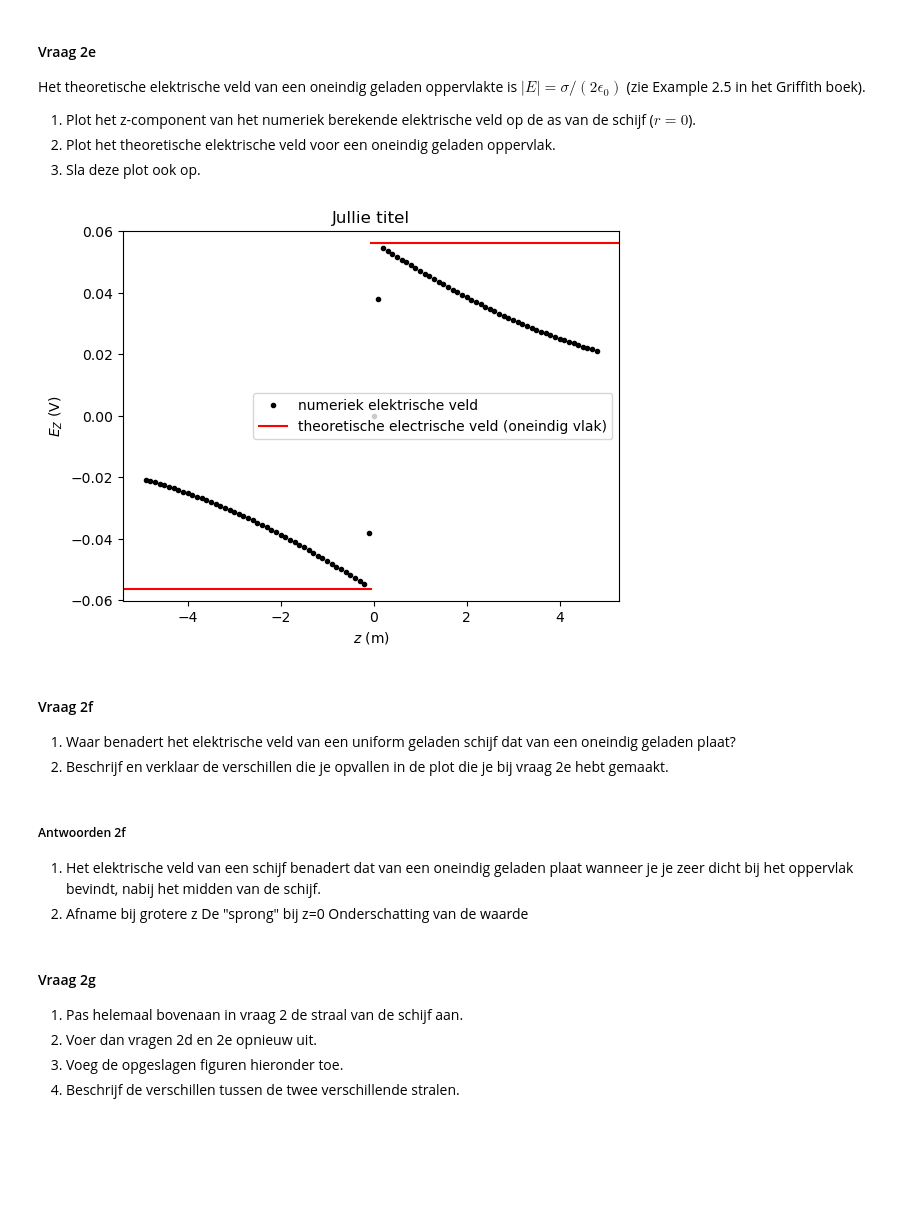
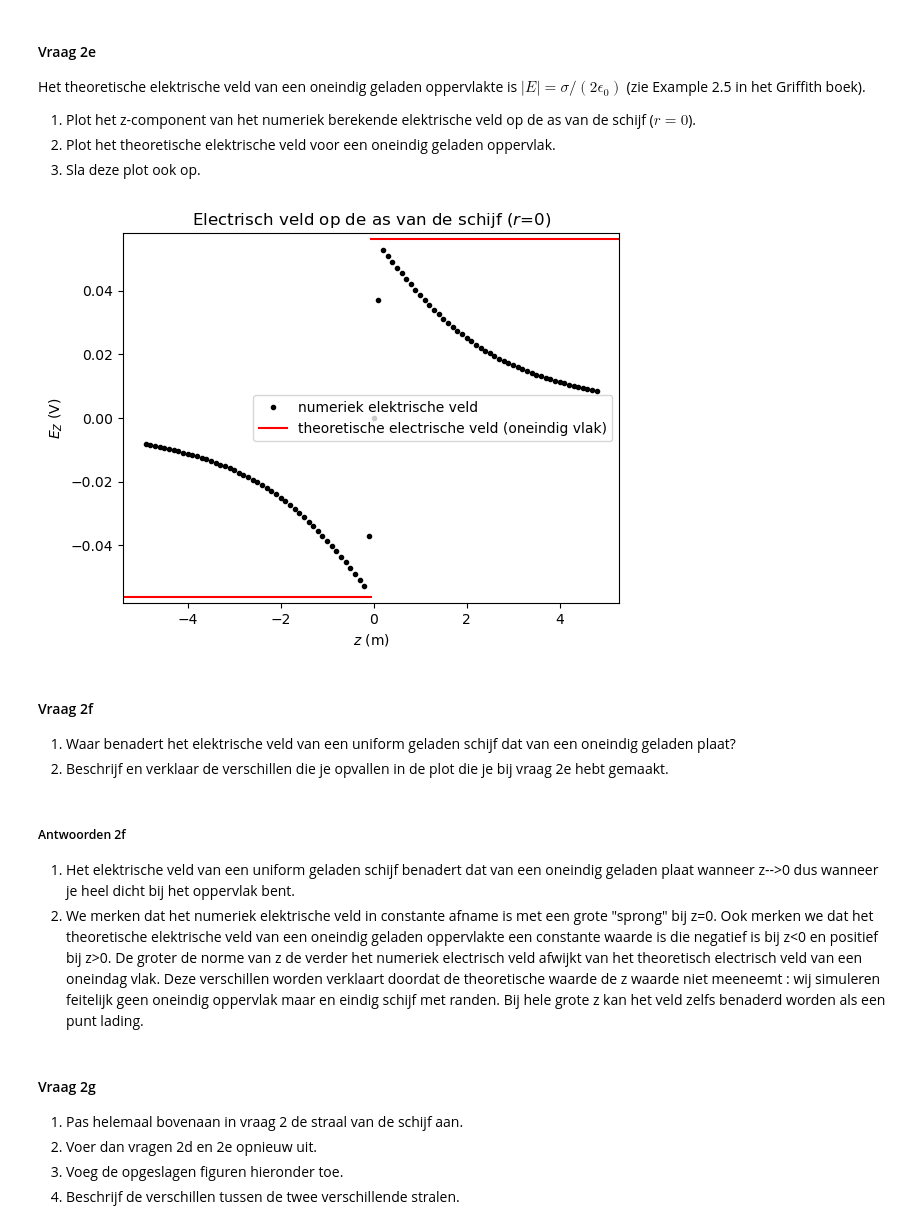
Before and after one commit to felicievdl/Felicie-opdrachten-DEF-D, a Jupyter notebook: DigitaleOntwerpopdrachten/1CondensatorOpdracht/CondensatorOntwerpopdracht.ipynb, the cells around one changed output. Cells and saved outputs as stored; diff of their text form; code cells hidden in the pictures; blank space fills up the shorter version.

```diff
--- a/DigitaleOntwerpopdrachten/1CondensatorOpdracht/CondensatorOntwerpopdracht.ipynb
+++ b/DigitaleOntwerpopdrachten/1CondensatorOpdracht/CondensatorOntwerpopdracht.ipynb
@@ -166,7 +166,7 @@ Exponent = -2.0403594570152634 +/- 0.006217832405058898
 In de code hieronder wordt een geladen schijf gemaakt via het superpositie principe. Dit wordt gedaan door een rooster van punten in de ruimte te creëren, alle punten die voldoen aan $z = 0$ m en $r < R$ krijgen een lading charge_one_point en vanuit hier wordt het potentiaal bepaald. Hier is de $z$-as de as van de schijf en de r as de afstand tot de $z$-as.
 # %%
 # In vraag 2.1 wordt naar deze cel verwezen.
-disk_radius = 6  # (m)
+disk_radius = 3  # (m)
 grid_step = 0.1  # (m)
 z_coord_DISK = 0  # (m) positie van de schijf op de z-as
 inter_charge_distance = grid_step  # (m) afstand tussen punt ladingen
@@ -177,6 +177,7 @@ r, z, B = initialize_plane_grid_for_uniformly_charged_disk(height_domain, width_
 idx_z_zero = np.where(abs(z) < 1e-10)[0]
 z_coord_DISK = 0  # (m) positie van de schijf op de z-as
 inter_charge_distance = grid_step  # (m) afstand tussen punt ladingen
+charge_one_point = 1e-14
 
 V, number_point_charges_on_disk = calculate_V_disk_at_origin_uniform_surface_charge_density(z_coord_DISK, charge_one_point, disk_radius, inter_charge_distance, r, z)
 Er, Ez, normE = compute_E_disk(V, B, grid_step)  # gebruik de centered finite-difference method
@@ -276,19 +277,19 @@ Het theoretische elektrische veld van een oneindig geladen oppervlakte is $|E| =
 # %%
 idx_r_zero = np.where(abs(r) < 1e-10)[0][0]
 Ez_r0 = Ez[:,idx_r_zero]
 
 E_theoretisch = Ladingsdichtheid/(2*epsilon0)
 
-plt.title(f"Jullie titel")
+plt.title(f"Electrisch veld op de as van de schijf ($r$=0)")
 plt.plot(z_for_E, Ez_r0, "k.", label="numeriek elektrische veld")
 plt.axhline(y=E_theoretisch, xmin=0.5, xmax=1, color='red', linestyle='-', label="theoretische electrische veld (oneindig vlak)")
 plt.axhline(y=-E_theoretisch, xmin=0, xmax=0.5, color='red', linestyle='-') # Voor z < 0
-plt.legend()
 plt.xlabel("$z$ (m)")
 plt.ylabel("$E_Z$ (V)")
+plt.legend()
 plt.savefig("Electrisch_veld_vraag_2e.jpg", format="jpg", dpi=300)
 # %% [output]
-[figure, old version]
+[figure, new version]
 # %% [markdown]
 #### Vraag 2f
 1. Waar benadert het elektrische veld van een uniform geladen schijf dat van een oneindig geladen plaat?
@@ -296,10 +297,8 @@ plt.savefig("Electrisch_veld_vraag_2e.jpg", format="jpg", dpi=300)
 # %% [markdown]
 ##### Antwoorden 2f
 
-1. Het elektrische veld van een schijf benadert dat van een oneindig geladen plaat wanneer je je zeer dicht bij het oppervlak bevindt, nabij het midden van de schijf.
-2. Afname bij grotere z
-De "sprong" bij z=0
-Onderschatting van de waarde
+1. Het elektrische veld van een uniform geladen schijf benadert dat van een oneindig geladen plaat wanneer z-->0 dus wanneer je heel dicht bij het oppervlak bent.
+2. We merken dat het numeriek elektrische veld in constante afname is met een grote "sprong" bij z=0. Ook merken we dat het theoretische elektrische veld van een oneindig geladen oppervlakte een constante waarde is die negatief is bij z<0 en positief bij z>0. De groter de norme van z de verder het numeriek electrisch veld afwijkt van het theoretisch electrisch veld van een oneindag vlak. Deze verschillen worden verklaart doordat de theoretische waarde de z waarde niet meeneemt : wij simuleren feitelijk geen oneindig oppervlak maar en eindig schijf met randen. Bij hele grote z kan het veld zelfs benaderd worden als een punt lading.
 # %% [markdown]
 #### Vraag 2g
 
```
Also changed, not shown: parts of 23 cells of this notebook, 9 other files.
